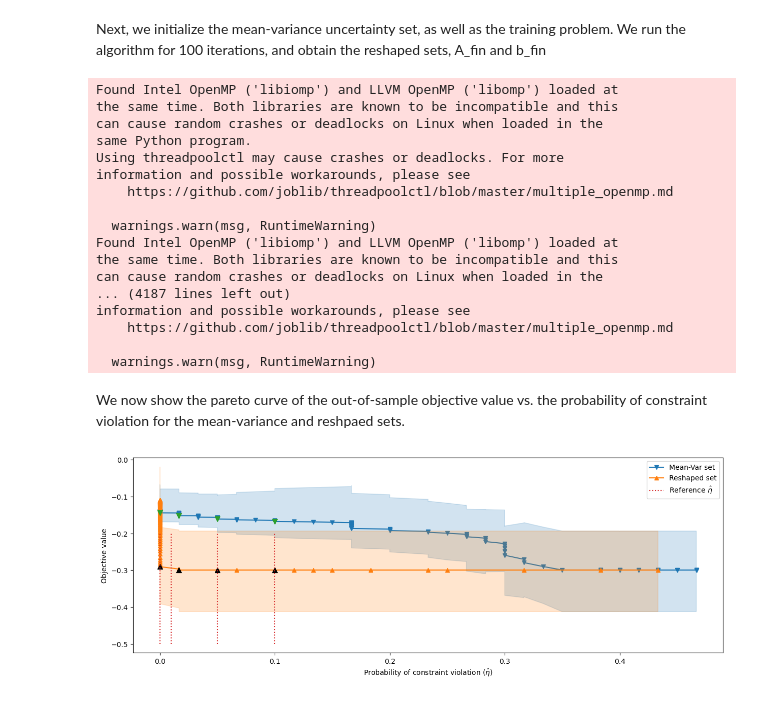
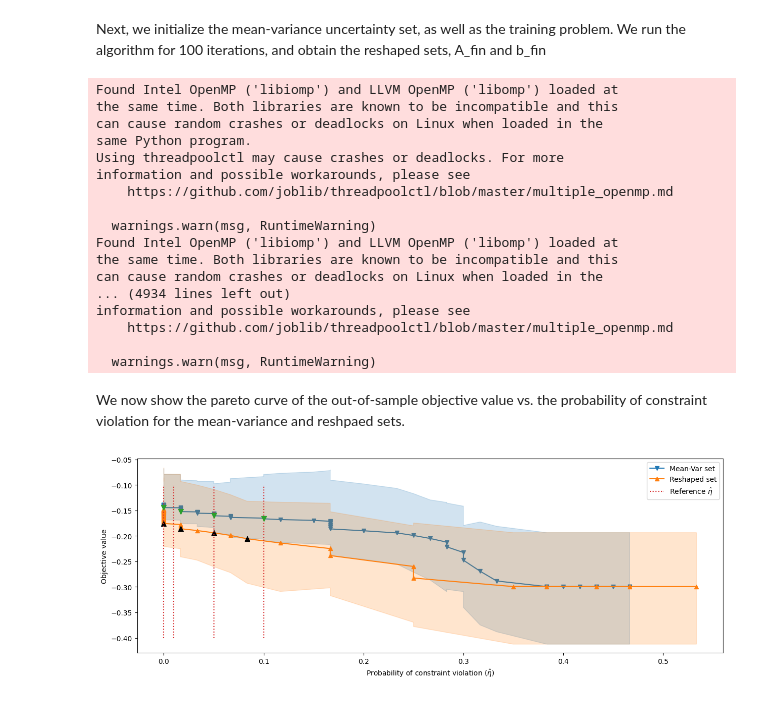
Before and after one commit to stellatogrp/lropt, a Jupyter notebook: docs/getting_started/learning_example/learning_example.ipynb, the cells around one changed output. Cells and saved outputs as stored; diff of their text form; code cells hidden in the pictures.

```diff
--- a/docs/getting_started/learning_example/learning_example.ipynb
+++ b/docs/getting_started/learning_example/learning_example.ipynb
@@ -94,7 +94,7 @@ init_bval = -init@np.mean(train, axis=0)
 # initn = np.random.rand(n, n) + 0.1*init + 0.5*np.eye(n)
 # init_bvaln = -initn@(np.mean(train, axis=0) - 0.3*np.ones(n))
 
-result = prob.train(lr=0.01, num_iter=100, momentum=0.8,
+result = prob.train(lr=0.0001, num_iter=100, momentum=0.8,
                             optimizer="SGD",
                             seed=5, init_A=init, init_b=init_bval,
                             init_lam=0.5, init_mu=0.01,
@@ -115,7 +115,7 @@ information and possible workarounds, please see
 Found Intel OpenMP ('libiomp') and LLVM OpenMP ('libomp') loaded at
 the same time. Both libraries are known to be incompatible and this
 can cause random crashes or deadlocks on Linux when loaded in the
-... (4187 lines left out)
+... (4934 lines left out)
 information and possible workarounds, please see
     https://github.com/joblib/threadpoolctl/blob/master/multiple_openmp.md
 
@@ -123,7 +123,7 @@ information and possible workarounds, please see
 # %% [markdown]
 We now show the pareto curve of the out-of-sample objective value vs. the probability of constraint violation for the mean-variance and reshpaed sets.
 # %%
-eps_list = np.linspace(0.0001, 4, 200)
+eps_list = np.linspace(0.0001, 4, 100)
 
 # Grid search epsilon
 result4 = prob.grid(epslst=eps_list, init_A=init,
@@ -142,32 +142,32 @@ for i in prob_list:
     inds_standard.append(np.absolute(np.mean(np.vstack(dfgrid['Probability_violations_test']),axis = 1)-i).argmin())
     inds_reshaped.append(np.absolute(np.mean(np.vstack(dfgrid2['Probability_violations_test']),axis = 1)-i).argmin())
 st_eps = eps_list[inds_standard[0]]
 re_eps = eps_list[inds_reshaped[0]]
 beg1, end1 = 0, 2000
 beg2, end2 = 0, 2000
 plt.figure(figsize=(15, 5))
 plt.plot(np.mean(np.vstack(dfgrid['Probability_violations_test']), axis=1)[beg1:end1], np.mean(np.vstack(
     dfgrid['Test_val']), axis=1)[beg1:end1], color="tab:blue", label=r"Mean-Var set", marker="v", zorder=0)
 plt.fill(np.append(dfgrid['Probability_violations_test'][beg1:end1],dfgrid['Probability_violations_test'][beg1:end1][::-1]), np.append(dfgrid['Lower_test'][beg1:end1],dfgrid['Upper_test'][beg1:end1][::-1]), color="tab:blue", alpha=0.2)
 for ind in range(4):
     plt.scatter(np.mean(np.vstack(dfgrid['Probability_violations_test']), axis=1)[inds_standard[ind]], np.mean(np.vstack(
         dfgrid['Test_val']), axis=1)[inds_standard[ind]], color="tab:green", s=50, marker="v", zorder=10)
 plt.plot(np.mean(np.vstack(dfgrid2['Probability_violations_test']), axis=1)[beg2:end2], np.mean(np.vstack(
     dfgrid2['Test_val']), axis=1)[beg2:end2], color="tab:orange", label="Reshaped set", marker="^", zorder=1)
 plt.fill(np.append(dfgrid2['Probability_violations_test'][beg2:end2],dfgrid2['Probability_violations_test'][beg2:end2][::-1]), np.append(dfgrid2['Lower_test'][beg2:end2],dfgrid2['Upper_test'][beg2:end2][::-1]), color="tab:orange", alpha=0.2)
 for ind in [0, 2, 1, 3]:
     plt.scatter(np.mean(np.vstack(dfgrid2['Probability_violations_test']), axis=1)[inds_reshaped[ind]], np.mean(
         np.vstack(dfgrid2['Test_val']), axis=1)[inds_reshaped[ind]], color="black", s=50, marker="^")
 plt.ylabel("Objective value")
 plt.xlabel(r"Probability of constraint violation $(\hat{\eta})$")
 minv, maxv = (-0.25,-0.1)
-minv, maxv = (-0.5,-0.2)
+minv, maxv = (-0.4,-0.1)
 plt.vlines(ymin=minv, ymax=maxv, x=prob_list[0], linestyles=":",
            color="tab:red", label="Reference $\hat{\eta}$")
 for i in prob_list[1:]:
     plt.vlines(ymin=minv, ymax=maxv, x=i, linestyles=":", color="tab:red")
 plt.legend()
 plt.show()
 # plt.savefig("portlinear_objective_vs_violations.pdf", bbox_inches='tight')
 # %% [output]
-[figure, old version]
+[figure, new version]
```
Also changed, not shown: 1 other file.
